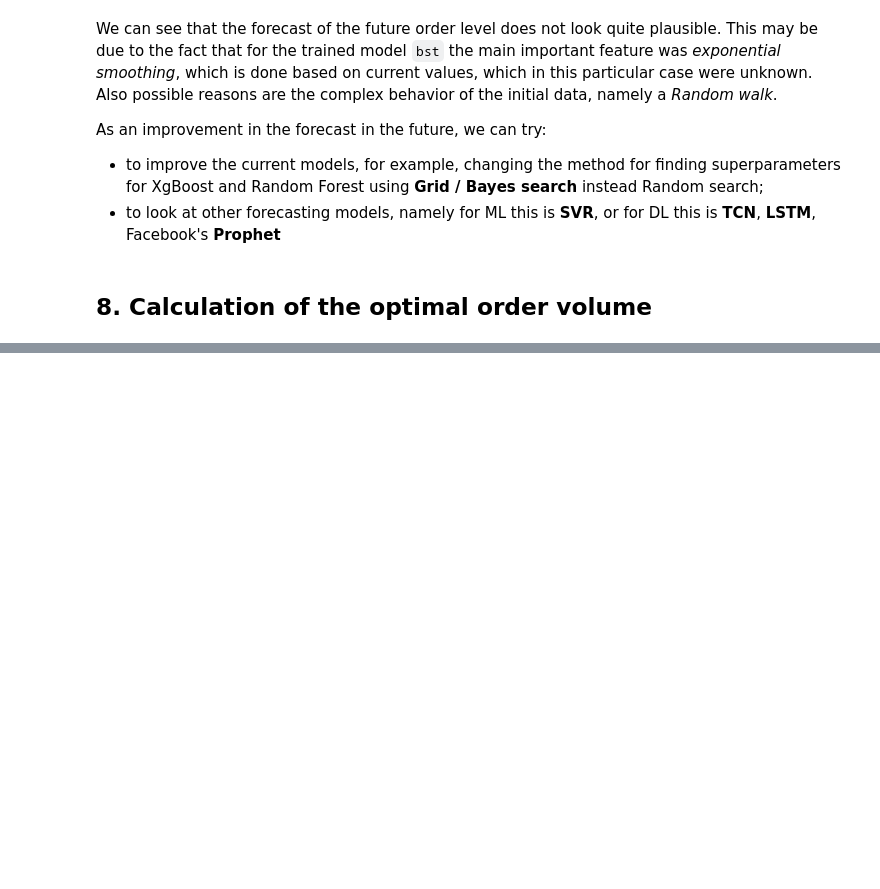
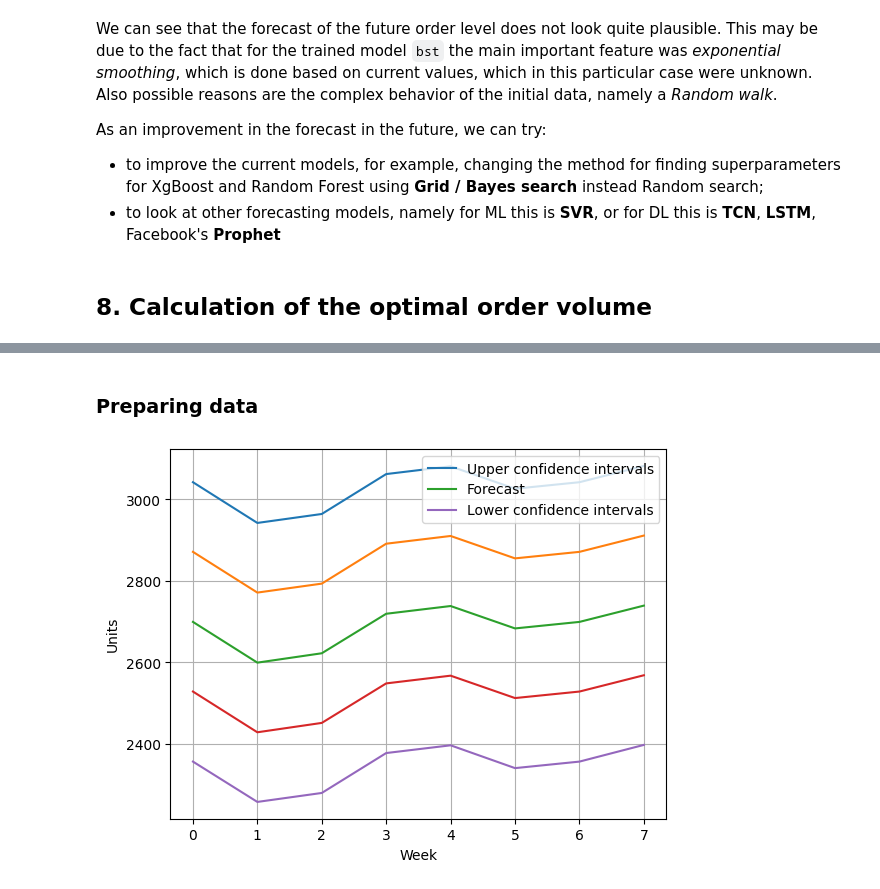
Before and after one commit to AwanRaskall/ml-demand-driven-order-planning, a Jupyter notebook: product_demand_prediction.ipynb, the cells around one changed output, grey strips where cells are left out. Saved outputs shown, nothing was run; the diff lists cells and outputs as text; code cells hidden in the pictures; blank space fills up the shorter version.

Commit message:
Data for 5 possible scenarios is ready for calculation

```diff
--- a/product_demand_prediction.ipynb
+++ b/product_demand_prediction.ipynb
@@ -1449,0 +1464,25 @@ As an improvement in the forecast in the future, we can try:
+# %% [markdown]
+### Preparing data
+# %%
+# Since we are talking about goods, and it is impossible to buy 0.3 of a product, we round the data up
+upper_int = [math.ceil(i) for i in history['upper_95%'][-8:]]
+forecast_values = [math.ceil(i) for i in history['num_units'][-8:]]
+lower_int = [math.ceil(i) for i in history['lower_95%'][-8:]]
+# %%
+# Add new scenario options for average confidence intervals
+up_mid = [math.ceil(np.mean([forecast_values[i], upper_int[i]])) for i in range(len(forecast_values))]
+lo_mid = [math.ceil(np.mean([forecast_values[i], lower_int[i]])) for i in range(len(forecast_values))]
+
+plt.plot(upper_int, label = 'Upper confidence intervals')
+plt.plot(up_mid)
+plt.plot(forecast_values, label = 'Forecast')
+plt.plot(lo_mid)
+plt.plot(lower_int, label = 'Lower confidence intervals')
+
+plt.xlabel('Week')
+plt.ylabel('Units')
+plt.legend()
+plt.grid(True)
+plt.show()
+# %% [output]
+[figure, added]
```
Also changed, not shown: parts of 3 cells of this notebook.
